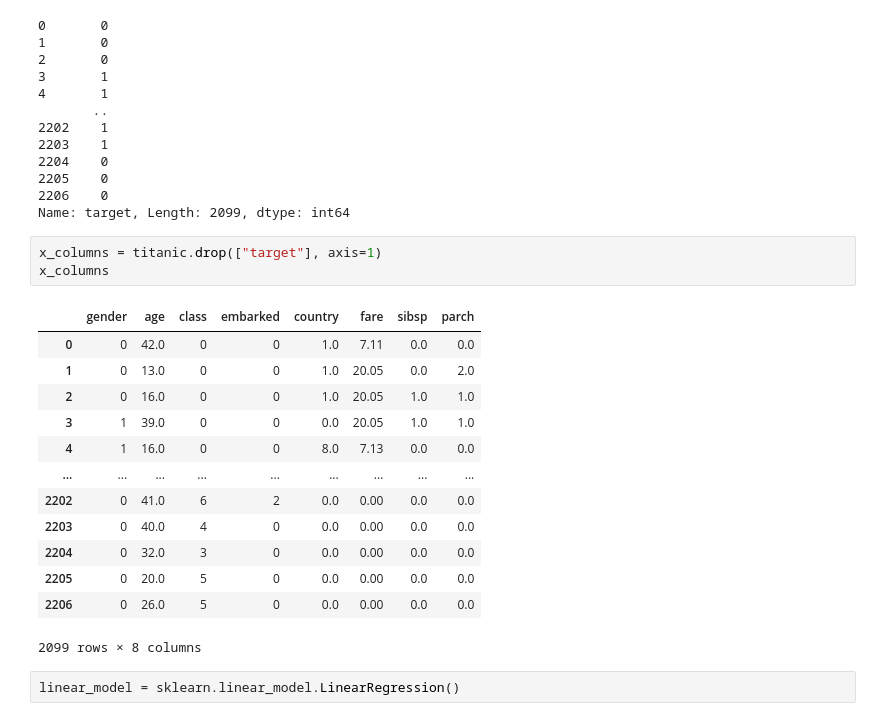
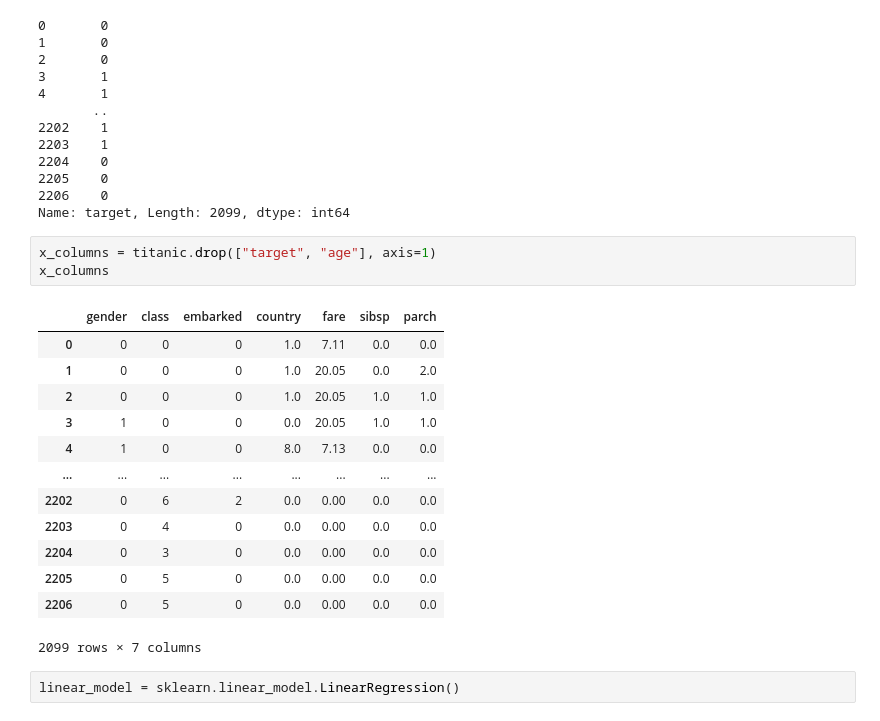
Before and after one commit to Haleymussary00/dx602-homework-11, a Jupyter notebook: homework.ipynb, the cells around one changed output. Drawn from its saved outputs; the diff is of its cells as text.

```diff
--- a/homework.ipynb
+++ b/homework.ipynb
@@ -108,22 +108,22 @@ target_col
 2206    0
 Name: target, Length: 2099, dtype: int64
 # %%
-x_columns = titanic.drop(["target"], axis=1)
+x_columns = titanic.drop(["target", "age"], axis=1)
 x_columns
 # %% [output]
-|  | gender | age | class | embarked | country | fare | sibsp | parch |
-| 0 | 0 | 42.0 | 0 | 0 | 1.0 | 7.11 | 0.0 | 0.0 |
-| 1 | 0 | 13.0 | 0 | 0 | 1.0 | 20.05 | 0.0 | 2.0 |
-| 2 | 0 | 16.0 | 0 | 0 | 1.0 | 20.05 | 1.0 | 1.0 |
-| 3 | 1 | 39.0 | 0 | 0 | 0.0 | 20.05 | 1.0 | 1.0 |
-| 4 | 1 | 16.0 | 0 | 0 | 8.0 | 7.13 | 0.0 | 0.0 |
-| ... | ... | ... | ... | ... | ... | ... | ... | ... |
-| 2202 | 0 | 41.0 | 6 | 2 | 0.0 | 0.00 | 0.0 | 0.0 |
-| 2203 | 0 | 40.0 | 4 | 0 | 0.0 | 0.00 | 0.0 | 0.0 |
-| 2204 | 0 | 32.0 | 3 | 0 | 0.0 | 0.00 | 0.0 | 0.0 |
-| 2205 | 0 | 20.0 | 5 | 0 | 0.0 | 0.00 | 0.0 | 0.0 |
-| 2206 | 0 | 26.0 | 5 | 0 | 0.0 | 0.00 | 0.0 | 0.0 |
+|  | gender | class | embarked | country | fare | sibsp | parch |
+| 0 | 0 | 0 | 0 | 1.0 | 7.11 | 0.0 | 0.0 |
+| 1 | 0 | 0 | 0 | 1.0 | 20.05 | 0.0 | 2.0 |
+| 2 | 0 | 0 | 0 | 1.0 | 20.05 | 1.0 | 1.0 |
+| 3 | 1 | 0 | 0 | 0.0 | 20.05 | 1.0 | 1.0 |
+| 4 | 1 | 0 | 0 | 8.0 | 7.13 | 0.0 | 0.0 |
+| ... | ... | ... | ... | ... | ... | ... | ... |
+| 2202 | 0 | 6 | 2 | 0.0 | 0.00 | 0.0 | 0.0 |
+| 2203 | 0 | 4 | 0 | 0.0 | 0.00 | 0.0 | 0.0 |
+| 2204 | 0 | 3 | 0 | 0.0 | 0.00 | 0.0 | 0.0 |
+| 2205 | 0 | 5 | 0 | 0.0 | 0.00 | 0.0 | 0.0 |
+| 2206 | 0 | 5 | 0 | 0.0 | 0.00 | 0.0 | 0.0 |
-2099 rows × 8 columns
+2099 rows × 7 columns
 # %%
 linear_model = sklearn.linear_model.LinearRegression()
 # %%
```
Also changed, not shown: parts of 5 cells of this notebook.
